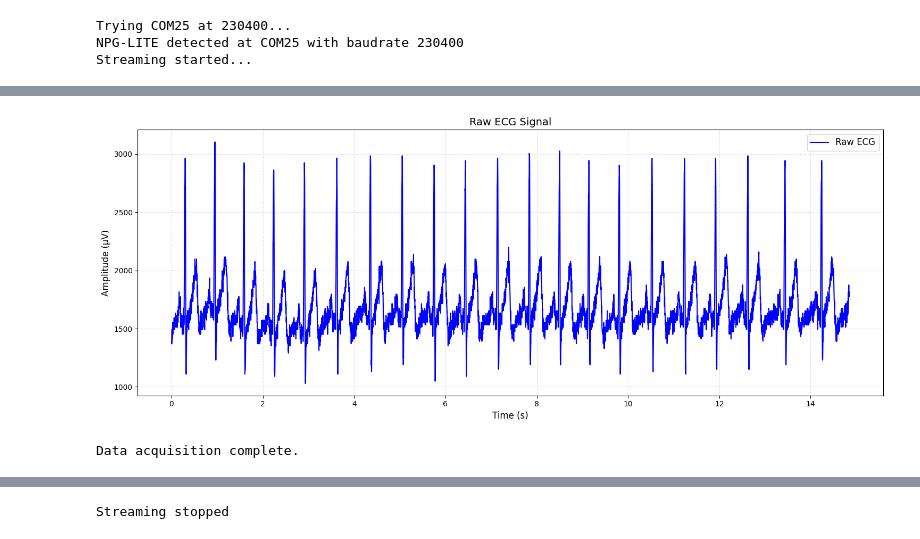
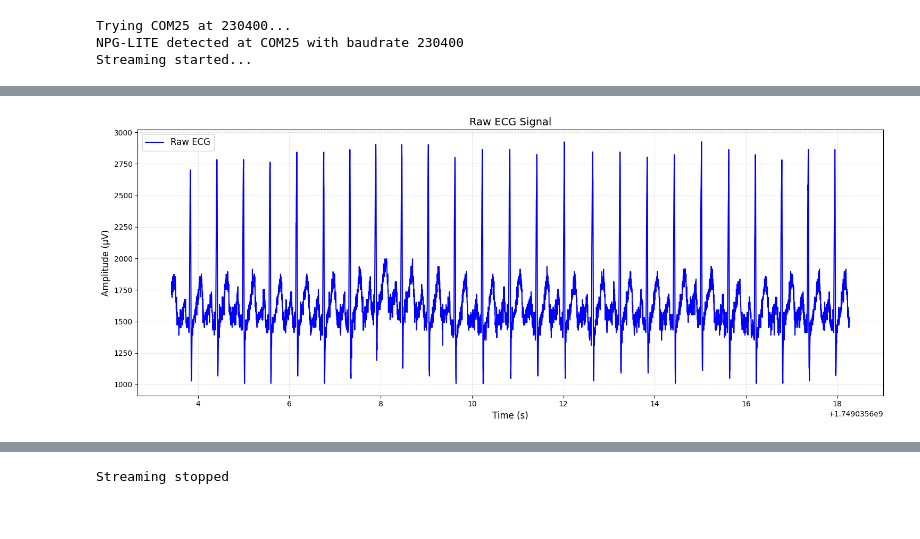
Before and after one commit to upsidedownlabs/BioAmp-Python-Notebooks, a Jupyter notebook: ecg.ipynb, the cells around one changed output, grey strips where cells are left out. Cells and saved outputs as stored; diff of their text form; code cells hidden in the pictures.

```diff
--- a/ecg.ipynb
+++ b/ecg.ipynb
@@ -27,6 +92,6 @@ Streaming started...
 # %%
 # This cell configures real-time ECG data acquisition, sets up a live plotting window, and continuously updates the display with incoming data for a specified duration.
-duration = 15
+duration = 15             # Duration for real-time data collection
 sampling_rate = client.supported_boards[client.board]["sampling_rate"]
 samples_per_update = 100  # Number of samples to add each update
 frames_per_second = 5     # 200ms (5 FPS)
@@ -88,37 +153,32 @@ while time.time() - start_time < duration:
 
                     cutoff_time = current_time - window_seconds
                     keep_mask = time_data >= cutoff_time
                     time_data = time_data[keep_mask]
                     ecg_data = ecg_data[keep_mask]
 
                     if len(time_data) > 0 and len(ecg_data) > 0:
                         relative_time = time_data - start_time
 
                         line_window.set_data(relative_time, ecg_data)
                         ax_window.set_xlim(max(0, relative_time[-1] - window_seconds), max(window_seconds, relative_time[-1]))
-
                         fig_window.canvas.draw()
                         fig_window.canvas.flush_events()
 
                 last_update = current_time
 
 plt.close(fig_window)
 plt.ioff()
 
 # Plot raw data
 %matplotlib inline
 plt.figure(figsize=(15, 6))
-plt.plot(time_axis, ecg_data, 'b-', linewidth=1.5, label='Raw ECG')
+plt.plot(time_data, ecg_data, 'b-', linewidth=1.5, label='Raw ECG')
 plt.title('Raw ECG Signal', fontsize=14)
 plt.xlabel('Time (s)', fontsize=12)
 plt.ylabel('Amplitude (μV)', fontsize=12)
 plt.grid(True, linestyle=':', alpha=0.7)
 plt.legend(fontsize=12)
 plt.tight_layout()
 plt.show()
-
-
-print("Data acquisition complete.")
 # %% [output]
-[figure, old version]
+[figure, new version]
-Data acquisition complete.
```
Also changed, not shown: parts of 16 cells of this notebook.
